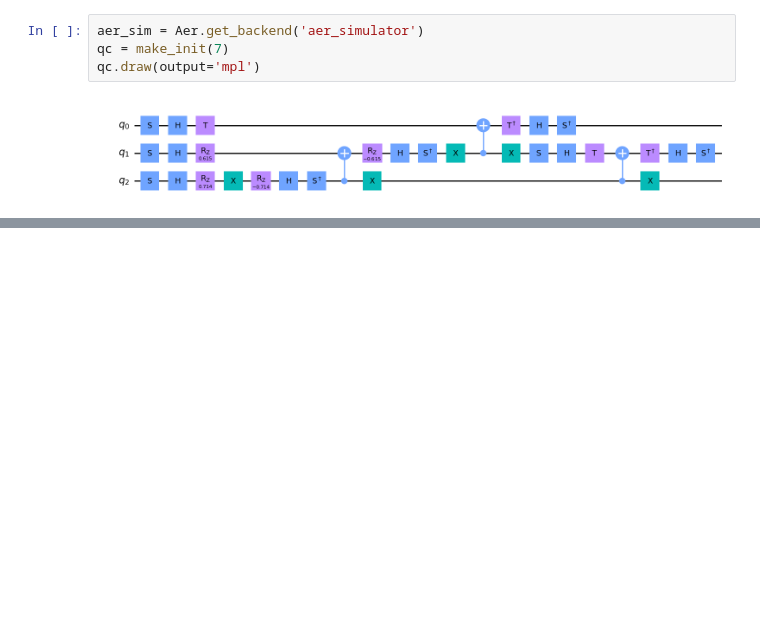
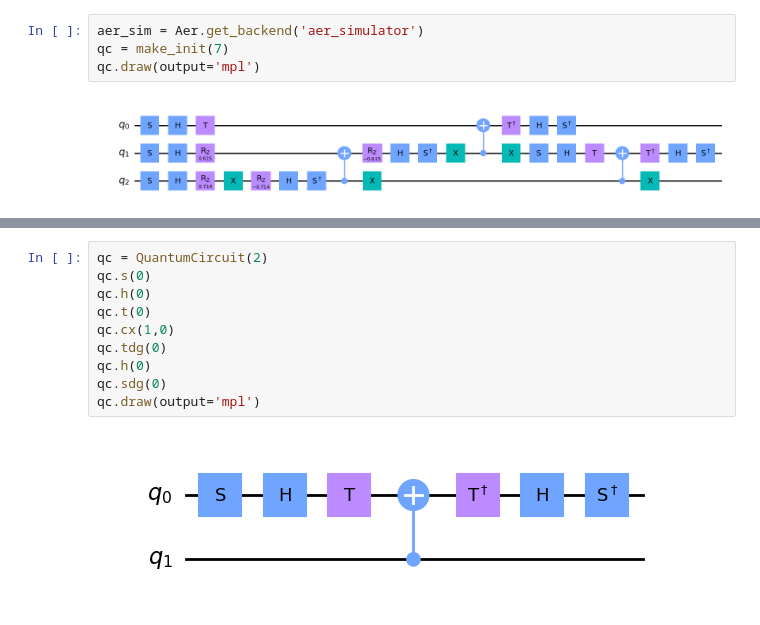
Before and after one commit to TheMLevin/GroverGraphSolver, a Jupyter notebook: PresentationStuff.ipynb, the cells around one changed output, grey strips where cells are left out. Saved outputs shown, nothing was run; the diff lists cells and outputs as text; blank space fills up the shorter version.

```diff
--- a/PresentationStuff.ipynb
+++ b/PresentationStuff.ipynb
@@ -90 +110,13 @@ plt.title("Probabilities");
 [figure]
+# %%
+qc = QuantumCircuit(2)
+qc.s(0)
+qc.h(0)
+qc.t(0)
+qc.cx(1,0)
+qc.tdg(0)
+qc.h(0)
+qc.sdg(0)
+qc.draw(output='mpl')
+# %% [output]
+[figure, added]
```
Also changed, not shown: parts of 4 cells of this notebook, 4 other files.
